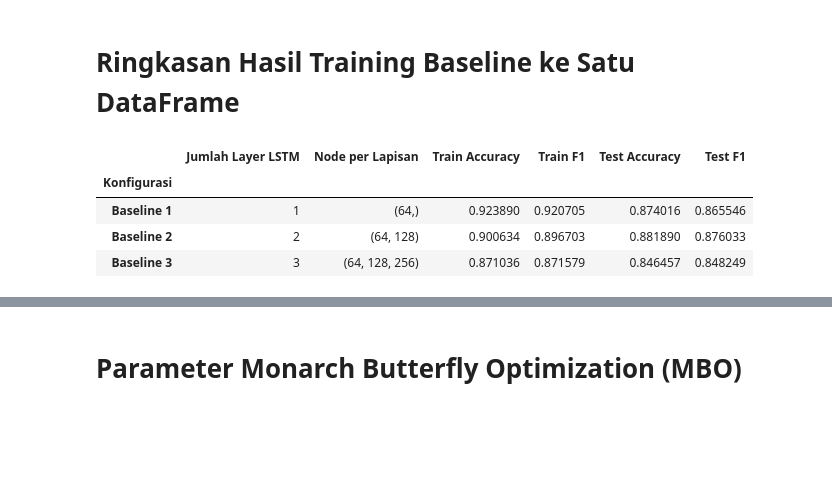
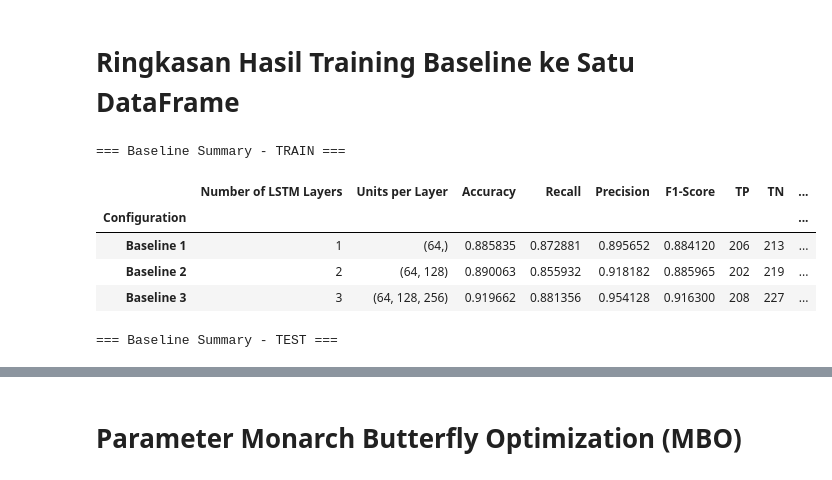
Before and after one commit to EmirAtthariq/Smiles2Vec_LSTM, a Jupyter notebook: smiles2vec_LSTM.ipynb, the cells around one changed output, grey strips where cells are left out. Drawn from its saved outputs; the diff is of its cells as text; code cells hidden in the pictures; blank space fills up the shorter version.

```diff
--- a/smiles2vec_LSTM.ipynb
+++ b/smiles2vec_LSTM.ipynb
@@ -299,7 +320,6 @@ def plot_confusion_matrix_image(TP, TN, FP, FN, model_name="", dataset_name=""):
 # %% [markdown]
 # Learning Curve per Baseline
 # %%
-
 def plot_learning_curve(history, model_name, save_dir=SAVE_DIR):
     fig, axes = plt.subplots(1, 2, figsize=(14, 5))
 
@@ -320,7 +340,7 @@ def plot_learning_curve(history, model_name, save_dir=SAVE_DIR):
     plt.tight_layout()
     save_path = os.path.join(save_dir, f"learning_curve_{model_name.replace(' ', '_')}.png")
     plt.savefig(save_path, dpi=150)
-    print(f"Learning curve disimpan di: {save_path}")
+    print(f"Learning curve saved to: {save_path}")
     plt.show()
 
 
@@ -329,7 +349,8 @@ def compute_metrics(TP, TN, FP, FN, eps=1e-10):
     recall    = TP / (TP + FN + eps)
     precision = TP / (TP + FP + eps)
     f1_score  = 2 * (precision * recall) / (precision + recall + eps)
-    return {"accuracy": accuracy, "recall": recall, "precision": precision, "f1_score": f1_score}
+    return {"accuracy": accuracy, "recall": recall, "precision": precision, "f1_score": f1_score,
+            "TP": int(TP), "TN": int(TN), "FP": int(FP), "FN": int(FN)}
 # %% [markdown]
 # Konfigurasi Baseline
 # %%
@@ -343,16 +364,16 @@ config_table = []
 
 for name, units_list in baseline_configs.items():
     config_table.append({
-        "Konfigurasi": name,
-        "Jumlah Layer LSTM": len(units_list),
-        "Node per Lapisan": str(tuple(units_list)),
-        "Lapisan Output": "Dense 1 neuron, aktivasi Sigmoid",
+        "Configuration": name,
+        "Number of LSTM Layers": len(units_list),
+        "Units per Layer": str(tuple(units_list)),
+        "Output Layer": "Dense 1 neuron, Sigmoid activation",
         "Learning Rate": 0.001,
         "Batch Size": 32,
         "Optimizer": "Adam",
-        "Epoch": 50,
+        "Epoch": 100,
     })
 
-config_df = pd.DataFrame(config_table).set_index("Konfigurasi")
+config_df = pd.DataFrame(config_table).set_index("Configuration")
 display(config_df)
 # %% [output]
@@ -450,27 +493,54 @@ F1-Score  : 0.8967
 # %% [markdown]
 # Ringkasan Hasil Training Baseline ke Satu DataFrame
 # %%
-summary_rows = []
+train_summary_rows = []
+test_summary_rows = []
 
 for name, units_list in baseline_configs.items():
     metrics_train = baseline_eval_results[name]["train"]
     metrics_test = baseline_eval_results[name]["test"]
 
-    summary_rows.append({
-        "Konfigurasi": name,
-        "Jumlah Layer LSTM": len(units_list),
-        "Node per Lapisan": str(tuple(units_list)),
-        "Train Accuracy": metrics_train["accuracy"],
-        "Train F1": metrics_train["f1_score"],
-        "Test Accuracy": metrics_test["accuracy"],
-        "Test F1": metrics_test["f1_score"],
+    train_summary_rows.append({
+        "Configuration": name,
+        "Number of LSTM Layers": len(units_list),
+        "Units per Layer": str(tuple(units_list)),
+        "Accuracy": metrics_train["accuracy"],
+        "Recall": metrics_train["recall"],
+        "Precision": metrics_train["precision"],
+        "F1-Score": metrics_train["f1_score"],
+        "TP": metrics_train["TP"],
+        "TN": metrics_train["TN"],
+        "FP": metrics_train["FP"],
+        "FN": metrics_train["FN"],
     })
 
-full_summary_df = pd.DataFrame(summary_rows).set_index("Konfigurasi")
-display(full_summary_df)
+    test_summary_rows.append({
+        "Configuration": name,
+        "Number of LSTM Layers": len(units_list),
+        "Units per Layer": str(tuple(units_list)),
+        "Accuracy": metrics_test["accuracy"],
+        "Recall": metrics_test["recall"],
+        "Precision": metrics_test["precision"],
+        "F1-Score": metrics_test["f1_score"],
+        "TP": metrics_test["TP"],
+        "TN": metrics_test["TN"],
+        "FP": metrics_test["FP"],
+        "FN": metrics_test["FN"],
+    })
+
+train_summary_df = pd.DataFrame(train_summary_rows).set_index("Configuration")
+test_summary_df = pd.DataFrame(test_summary_rows).set_index("Configuration")
+
+print("=== Baseline Summary - TRAIN ===")
+display(train_summary_df)
+
+print("\n=== Baseline Summary - TEST ===")
+display(test_summary_df)
 # %% [output]
+=== Baseline Summary - TRAIN ===
-|  | Jumlah Layer LSTM | Node per Lapisan | Train Accuracy | Train F1 | Test Accuracy | Test F1 |
-| Konfigurasi |  |  |  |  |  |  |
-| Baseline 1 | 1 | (64,) | 0.923890 | 0.920705 | 0.874016 | 0.865546 |
-| Baseline 2 | 2 | (64, 128) | 0.900634 | 0.896703 | 0.881890 | 0.876033 |
-| Baseline 3 | 3 | (64, 128, 256) | 0.871036 | 0.871579 | 0.846457 | 0.848249 |
+|  | Number of LSTM Layers | Units per Layer | Accuracy | Recall | Precision | F1-Score | TP | TN | ... |
+| Configuration |  |  |  |  |  |  |  |  | ... |
+| Baseline 1 | 1 | (64,) | 0.885835 | 0.872881 | 0.895652 | 0.884120 | 206 | 213 | ... |
+| Baseline 2 | 2 | (64, 128) | 0.890063 | 0.855932 | 0.918182 | 0.885965 | 202 | 219 | ... |
+| Baseline 3 | 3 | (64, 128, 256) | 0.919662 | 0.881356 | 0.954128 | 0.916300 | 208 | 227 | ... |
+=== Baseline Summary - TEST ===
```
Also changed, not shown: parts of 26 cells of this notebook, 55 other files.
